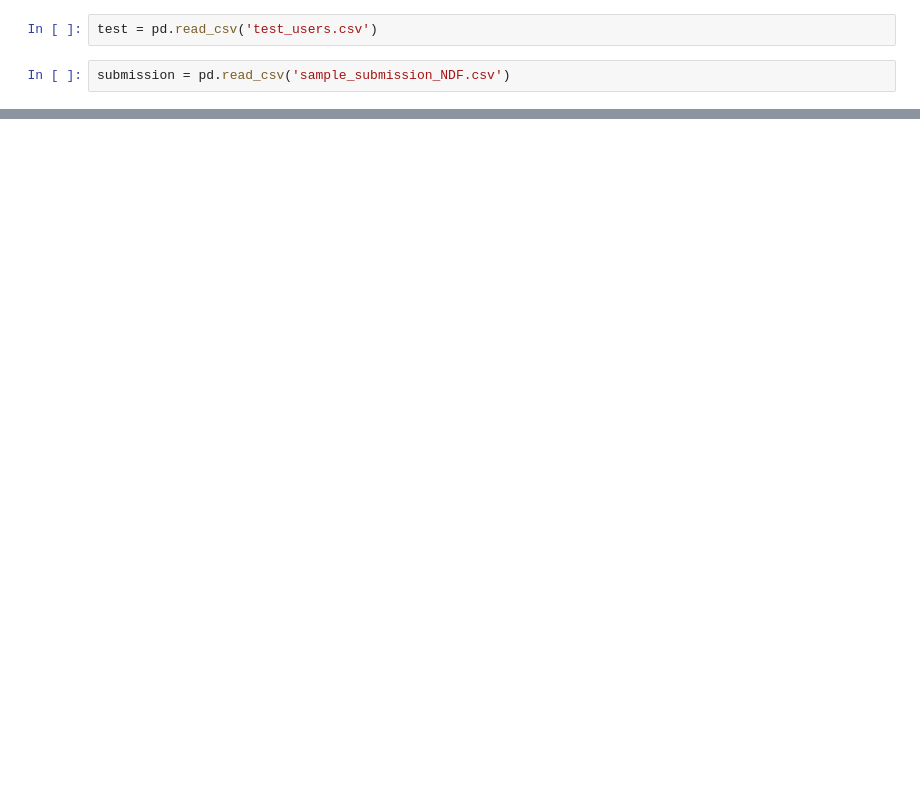
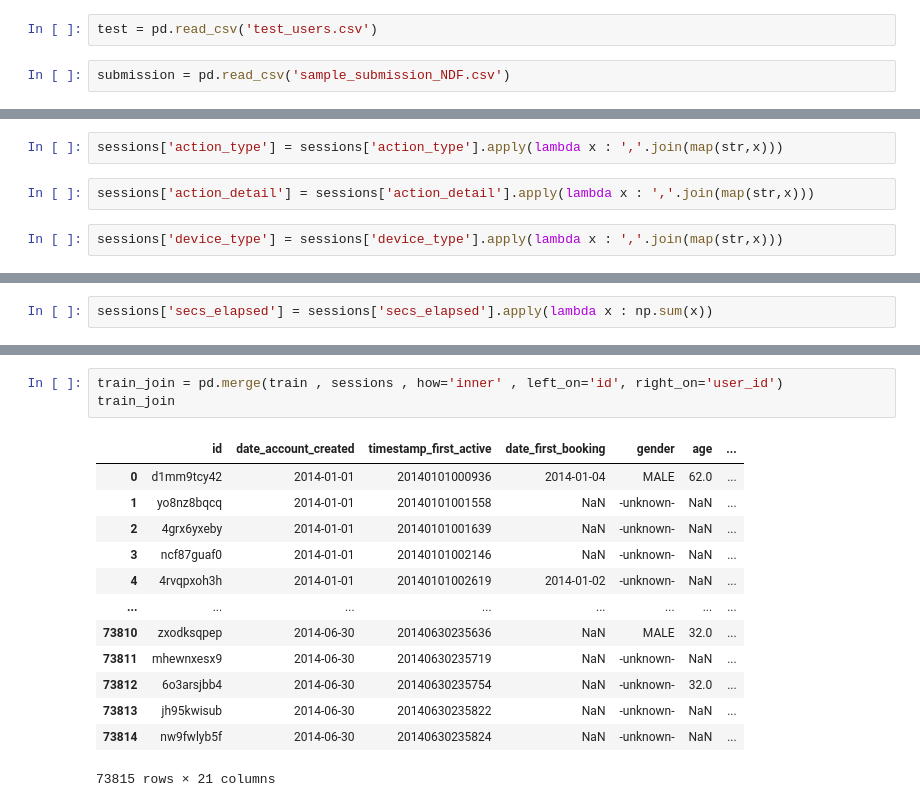
Before and after one commit to isoori/AirBNB-New-User-Booking, a Jupyter notebook: AirBNB.ipynb, the cells around one changed output, grey strips where cells are left out. Drawn from its saved outputs; the diff is of its cells as text; blank space fills up the shorter version.

```diff
--- a/AirBNB.ipynb
+++ b/AirBNB.ipynb
@@ -40,0 +117,6 @@ joint_dt
+# %%
+sessions['action_type'] = sessions['action_type'].apply(lambda x : ','.join(map(str,x)))
+# %%
+sessions['action_detail'] = sessions['action_detail'].apply(lambda x : ','.join(map(str,x)))
+# %%
+sessions['device_type'] = sessions['device_type'].apply(lambda x : ','.join(map(str,x)))
@@ -40,0 +127,2 @@ joint_dt
+# %%
+sessions['secs_elapsed'] = sessions['secs_elapsed'].apply(lambda x : np.sum(x))
@@ -40,0 +146,17 @@ joint_dt
+# %%
+train_join = pd.merge(train , sessions , how='inner' , left_on='id', right_on='user_id')
+train_join
+# %% [output]
+|  | id | date_account_created | timestamp_first_active | date_first_booking | gender | age | ... |
+| 0 | d1mm9tcy42 | 2014-01-01 | 20140101000936 | 2014-01-04 | MALE | 62.0 | ... |
+| 1 | yo8nz8bqcq | 2014-01-01 | 20140101001558 | NaN | -unknown- | NaN | ... |
+| 2 | 4grx6yxeby | 2014-01-01 | 20140101001639 | NaN | -unknown- | NaN | ... |
+| 3 | ncf87guaf0 | 2014-01-01 | 20140101002146 | NaN | -unknown- | NaN | ... |
+| 4 | 4rvqpxoh3h | 2014-01-01 | 20140101002619 | 2014-01-02 | -unknown- | NaN | ... |
+| ... | ... | ... | ... | ... | ... | ... | ... |
+| 73810 | zxodksqpep | 2014-06-30 | 20140630235636 | NaN | MALE | 32.0 | ... |
+| 73811 | mhewnxesx9 | 2014-06-30 | 20140630235719 | NaN | -unknown- | NaN | ... |
+| 73812 | 6o3arsjbb4 | 2014-06-30 | 20140630235754 | NaN | -unknown- | 32.0 | ... |
+| 73813 | jh95kwisub | 2014-06-30 | 20140630235822 | NaN | -unknown- | NaN | ... |
+| 73814 | nw9fwlyb5f | 2014-06-30 | 20140630235824 | NaN | -unknown- | NaN | ... |
+73815 rows × 21 columns
```
Also changed, not shown: parts of 29 cells of this notebook.
